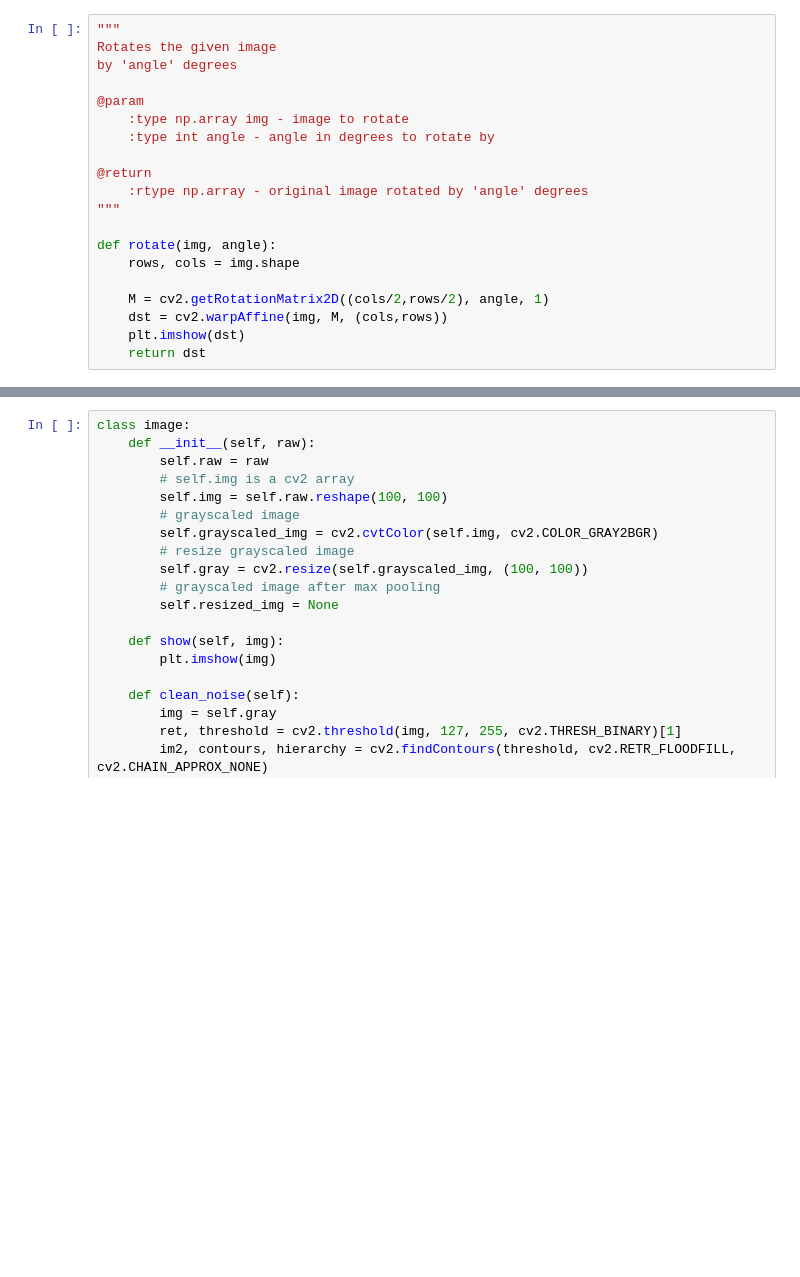
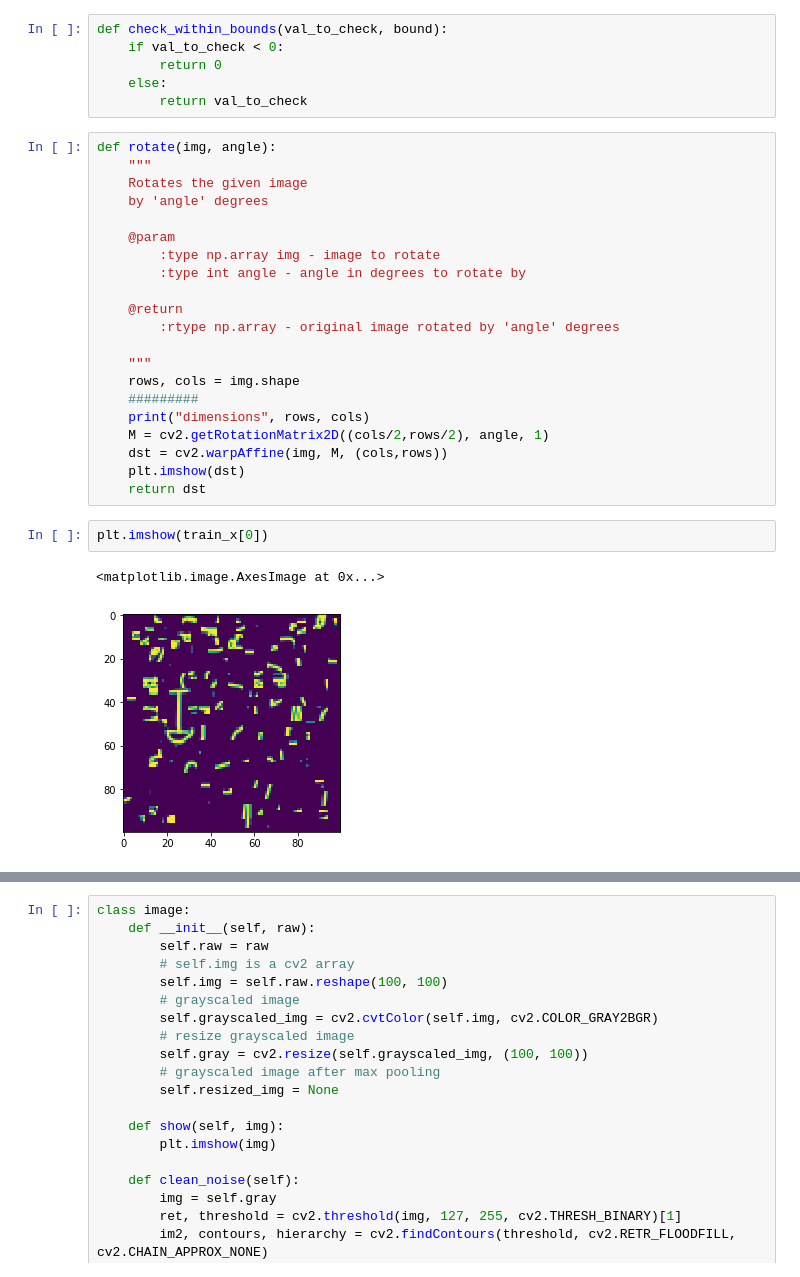
Before and after one commit to atg-abhijay/Comp-551-Kaggle-Competition, a Jupyter notebook: pre_processing.ipynb, the cells around one changed output, grey strips where cells are left out. Drawn from its saved outputs; the diff is of its cells as text; blank space fills up the shorter version.

```diff
--- a/pre_processing.ipynb
+++ b/pre_processing.ipynb
@@ -94,20 +115,32 @@ def cropImage(cleaned_img):
+# %%
+def check_within_bounds(val_to_check, bound):
+    if val_to_check < 0:
+        return 0
+    else:
+        return val_to_check
 # %%
-"""
-Rotates the given image
-by 'angle' degrees
+def rotate(img, angle):
+    """
+    Rotates the given image
+    by 'angle' degrees
 
-@param
-    :type np.array img - image to rotate
-    :type int angle - angle in degrees to rotate by
+    @param
+        :type np.array img - image to rotate
+        :type int angle - angle in degrees to rotate by
 
-@return
-    :rtype np.array - original image rotated by 'angle' degrees
-"""
+    @return
+        :rtype np.array - original image rotated by 'angle' degrees
 
-def rotate(img, angle):
+    """
     rows, cols = img.shape
-
+    #########
+    print("dimensions", rows, cols)
     M = cv2.getRotationMatrix2D((cols/2,rows/2), angle, 1)
     dst = cv2.warpAffine(img, M, (cols,rows))
     plt.imshow(dst)
     return dst
+# %%
+plt.imshow(train_x[0])
+# %% [output]
+<matplotlib.image.AxesImage at 0x...>
+[figure, added]
```
Also changed, not shown: parts of 13 cells of this notebook.
